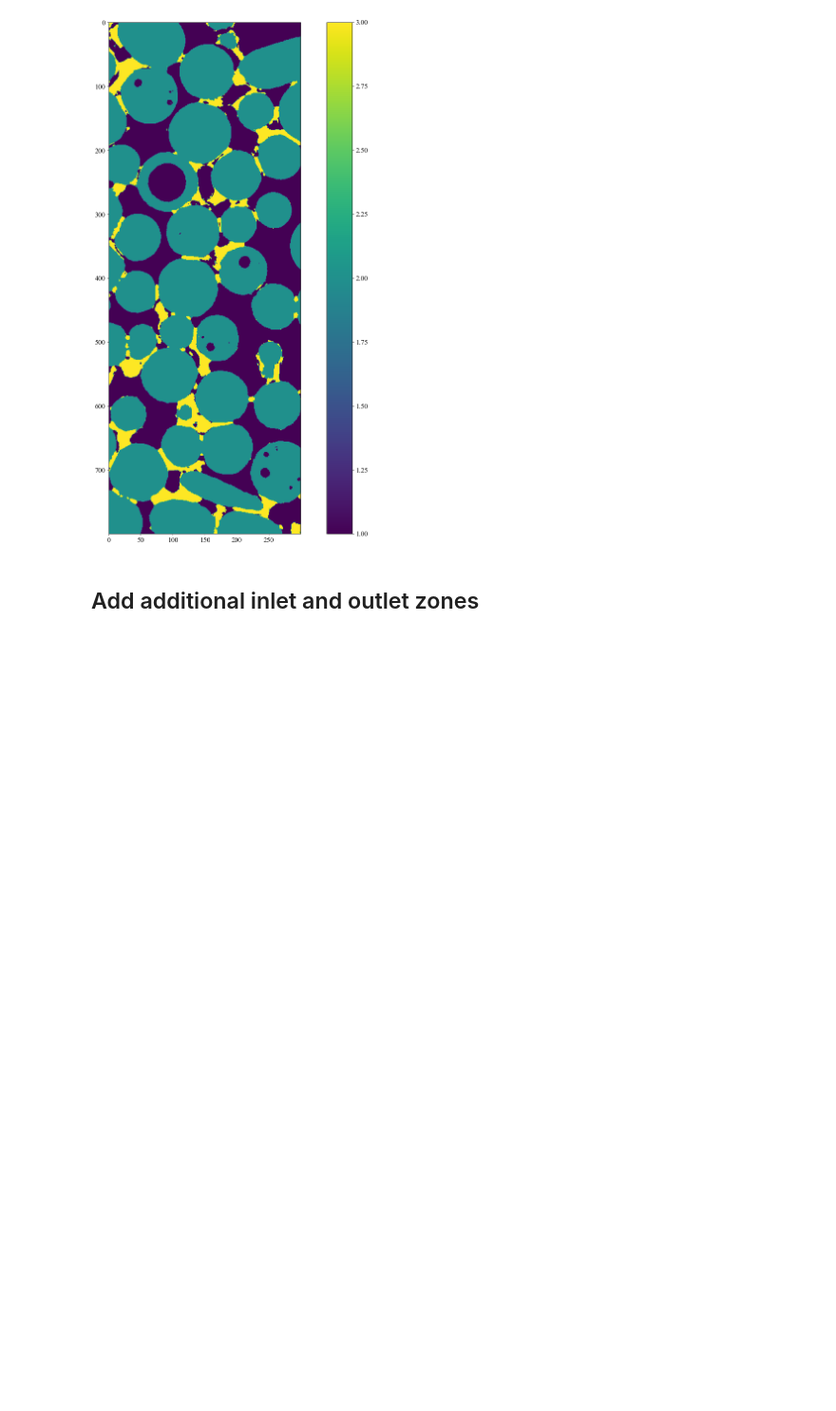
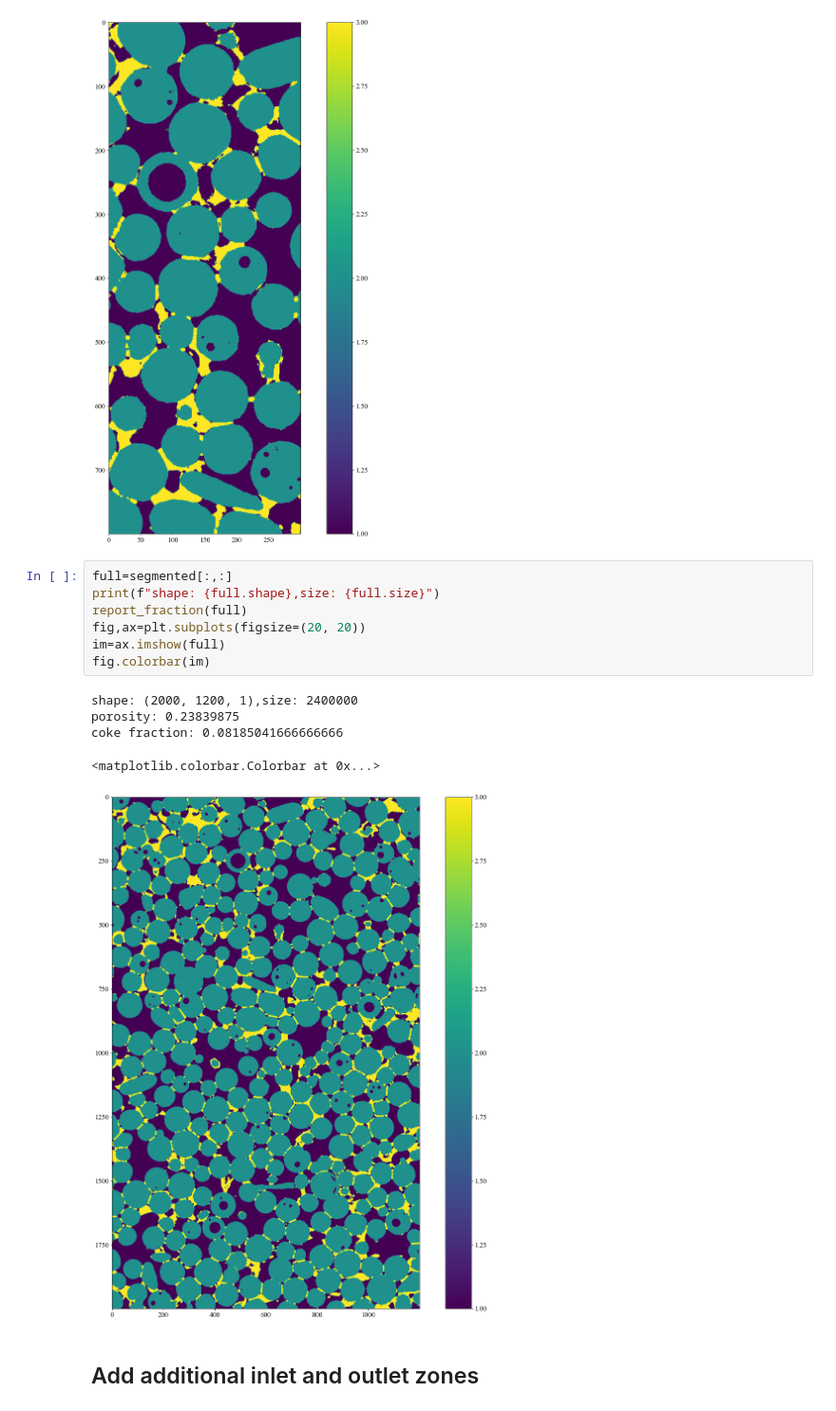
Before and after one commit to anoldfriend0718/openfoam, a Jupyter notebook: applications/solvers/cokeCombustionFoam/SegregatedSteps/runs/complicatedPorousMedia/structures/processStructure.ipynb, the cells around one changed output. Shown at 95% size. Cells and saved outputs as stored; diff of their text form; blank space fills up the shorter version.

Commit message:
add the full structure and add more monitor varables in utilities

```diff
--- a/applications/solvers/cokeCombustionFoam/SegregatedSteps/runs/complicatedPorousMedia/structures/processStructure.ipynb
+++ b/applications/solvers/cokeCombustionFoam/SegregatedSteps/runs/complicatedPorousMedia/structures/processStructure.ipynb
@@ -77,6 +77,19 @@ porosity: 0.2780458333333333
 coke fraction: 0.07820833333333334
 <matplotlib.colorbar.Colorbar at 0x...>
 [figure]
+# %%
+full=segmented[:,:]
+print(f"shape: {full.shape},size: {full.size}")
+report_fraction(full)
+fig,ax=plt.subplots(figsize=(20, 20))
+im=ax.imshow(full)
+fig.colorbar(im)
+# %% [output]
+shape: (2000, 1200, 1),size: 2400000
+porosity: 0.23839875
+coke fraction: 0.08185041666666666
+<matplotlib.colorbar.Colorbar at 0x...>
+[figure, added]
 # %% [markdown]
 ## Add additional inlet and outlet zones
 # %% [markdown]
```
Also changed, not shown: parts of 2 cells of this notebook, 4 other files.
